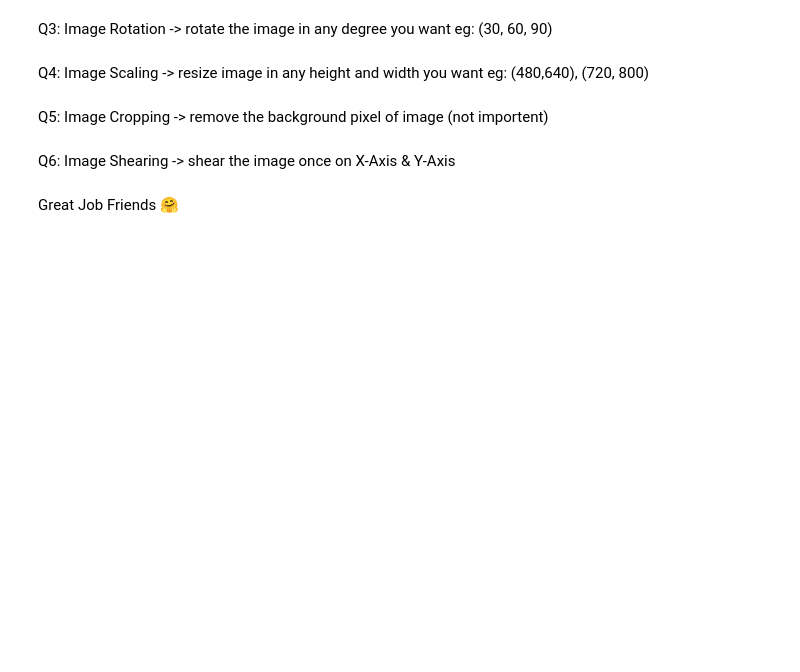
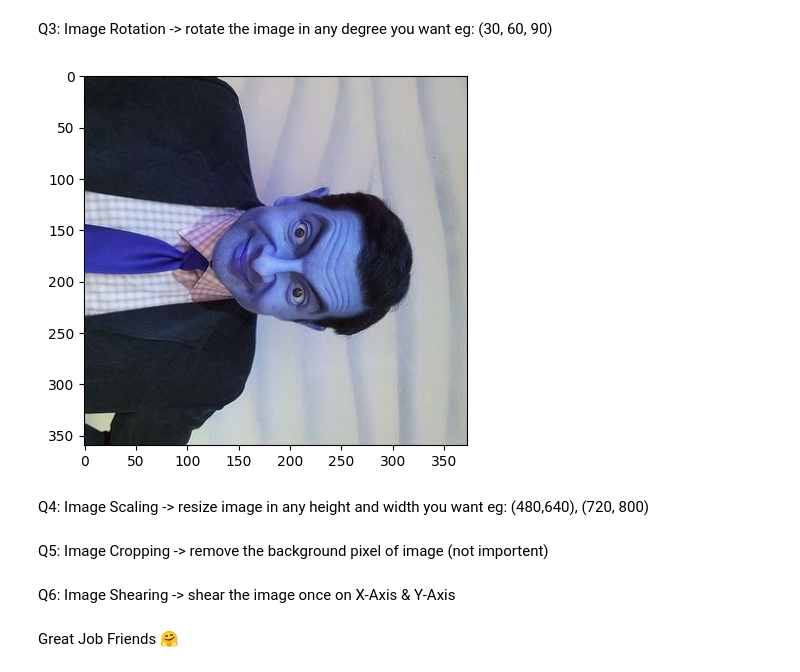
Before and after one commit to spring-jo/imageprocessing, a Jupyter notebook: tasks/task1.ipynb, the cells around one changed output. Drawn from its saved outputs; the diff is of its cells as text; code cells hidden in the pictures; blank space fills up the shorter version.

```diff
--- a/tasks/task1.ipynb
+++ b/tasks/task1.ipynb
@@ -25,8 +32,12 @@ Q2: Image Reflection -> flip the image horizontally & vertically
 Q3: Image Rotation -> rotate the image in any degree you want eg: (30, 60, 90)
 # %%
 #start code
-
+rotated_bean = cv2.rotate(bean, cv2.ROTATE_90_CLOCKWISE)
+plt.imshow(rotated_bean)
+plt.show()
 #end code
+# %% [output]
+[figure, added]
 # %% [markdown]
 Q4: Image Scaling -> resize image in any height and width you want eg: (480,640), (720, 800)
 # %%
```
Also changed, not shown: parts of 4 cells of this notebook.
